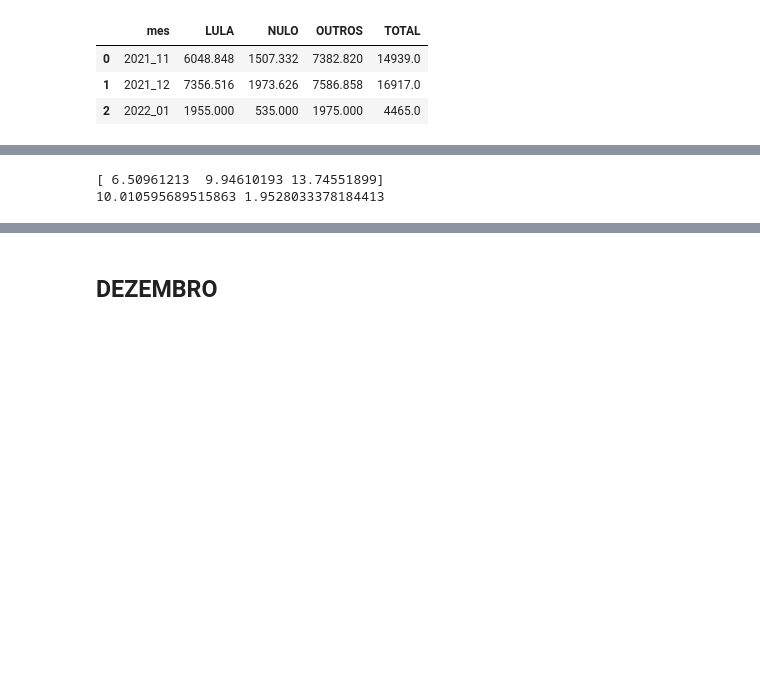
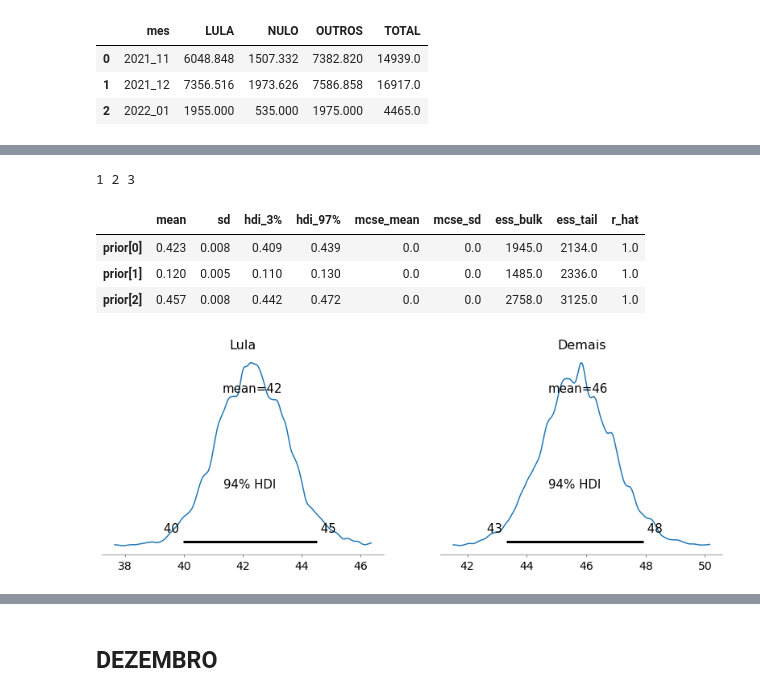
Before and after one commit to xboard/fastpages-blog, a Jupyter notebook: _notebooks/2022-01-07-brazils-2022-presidential-elections-polls-analysis-part1.ipynb, the cells around one changed output, grey strips where cells are left out. Drawn from its saved outputs; the diff is of its cells as text; code cells hidden in the pictures; blank space fills up the shorter version.

```diff
--- a/_notebooks/2022-01-07-brazils-2022-presidential-elections-polls-analysis-part1.ipynb
+++ b/_notebooks/2022-01-07-brazils-2022-presidential-elections-polls-analysis-part1.ipynb
@@ -52,6 +52,8 @@ columns_to_use = ["pesquisa_id", "cenario_id", "turno", "partido",
                   "candidato", "cenario_descricao", "instituto",
                   "percentual", "data_pesquisa", "qtd_entrevistas",
                   "qtd_mencoes","grupo"]
+
+HDI = [0.025, 0.5, 0.975] # quantiles
 # %%
 def enrich_and_filter(df: pd.DataFrame) ->pd.DataFrame:
     df['qtd_mencoes'] = df.percentual * df.qtd_entrevistas / 100.0
@@ -187,8 +189,8 @@ run_prob_monthly(simulate_prob_freq)
 def build_model(prior, observed) -> pm.Model:
     observed = observed.astype("int32")
     with pm.Model() as dirichlet_model:
-        beta = pm.Beta("beta", alpha=8, beta=1)
-
+        # beta = pm.Beta("beta", alpha=8, beta=1)
+        beta = 1.0
         previous_month_prior = pm.Dirichlet(
             "prior", a=prior, shape=(3,),
         )
@@ -215,7 +212,7 @@ def sampling(model: pm.Model, samples=2000, chains=2):
         ppc = pm.fast_sample_posterior_predictive(dirichlet_trace, 5000)
     return dirichlet_trace , ppc
 
-def calc_prob_lula_win(model, trace, niter=10, ppc=None):
+def calc_prob_lula_win(model, trace, niter=30, ppc=None):
     simul = []
     if ppc:
         lula = ppc['current'][:, 0]
@@ -223,9 +220,9 @@ def calc_prob_lula_win(model, trace, niter=10, ppc=None):
         simul.append((lula > others).mean() * 100.0)
     for _ in tqdm(range(niter)):
         with model:
-            ppc = pm.sample_posterior_predictive(trace, 1000, progressbar=False)
+            ppc = pm.fast_sample_posterior_predictive(trace, 10000)
         lula = ppc['current'][:, 0]
         others = ppc['current'][:, 2]
         simul.append((lula > others).mean() * 100.0)
     simul = np.array(simul)
-    return np.quantile(values, q=[0.03, 0.5, 0.97])
+    return np.quantile(simul, q=HDI)
@@ -232,9 +231,17 @@ def calc_prob_lula_win(model, trace, niter=10, ppc=None):
 # %%
-flat_prior = prior = np.array([1.0, 1.0, 1.0])
+flat_prior = prior = np.array([400.0, 130.0, 470.0])
 
 df_by_mes = df.groupby("mes").sum().reset_index()
-for obj in df_by_mes.itertuples():
-# for obj in df.itertuples():
+# for obj in df_by_mes.itertuples():
+df = df.append(pd.DataFrame({"data_pesquisa": ["2022-01-20"],
+                        "mes": ["2022_01"],
+                        "LULA":[1260],
+                        "NULO":[360],
+                        "OUTROS":[1350],
+                        "TOTAL": [3000],
+                        "instituto":["PoderData"]}))
+print(df)
+for obj in df.itertuples():
     observed = np.array([obj.LULA, obj.NULO, obj.OUTROS])
     print(f">>> observed = {observed}")
     model = build_model(prior, observed)
@@ -243,6 +250,11 @@ for obj in df_by_mes.itertuples():
     # print(f">>> posterior.shape={posterior.shape}")
     prior = dirichlet.mle(posterior/posterior.sum(axis=1).reshape(-1, 1))
     # print('dirichlet.mle(posterior/posterior.sum(axis=1).reshape(-1, 1))=,', prior)
-    print(">>> ", obj.mes, prior, calc_prob_lula_win(model, trace, ppc=ppc), "% <<<")
-    # print(">>> ", obj.data_pesquisa, prior, calc_prob_lula_win(posterior), " <<<")
+    qs = calc_prob_lula_win(model, trace, ppc=ppc)
+    # print(f">>> mes={obj.mes}, updaed_prior={prior},  qs={qs}% <<<")
+    print(f">>> data_pesquisa={obj.data_pesquisa}, updaed_prior={prior},  qs={qs}% <<<");
+    post_prob = posterior/posterior.sum(axis=1).reshape(-1, 1)
+    print(f"lula=", np.quantile(post_prob[:, 0], q=HDI))
+    print(f"nulo=", np.quantile(post_prob[:, 1], q=HDI))
+    print(f"demais=", np.quantile(post_prob[:, 2], q=HDI))
 # %% [output]
@@ -270,15 +338,21 @@ Sampling 2 chains for 2_000 tune and 2_000 draw iterations (4_000 + 4_000 draws
-# %%
-values = np.random.normal(loc=10, scale=2, size=1000)
-print(np.quantile(values, q=[0.03, 0.5, 0.97]))
-print(values.mean(), values.std())
-# %% [output]
-[ 6.50961213  9.94610193 13.74551899]
-10.010595689515863 1.9528033378184413
 # %%
 # az.plot_ppc(az.from_pymc3(posterior_predictive=ppc, model=model), figsize=(10,5));
+l = [1,2,3]
+print(*l)
+# %% [output]
+1 2 3
 # %%
 az.summary(trace)
+# %% [output]
+|  | mean | sd | hdi_3% | hdi_97% | mcse_mean | mcse_sd | ess_bulk | ess_tail | r_hat |
+| prior[0] | 0.423 | 0.008 | 0.409 | 0.439 | 0.0 | 0.0 | 1945.0 | 2134.0 | 1.0 |
+| prior[1] | 0.120 | 0.005 | 0.110 | 0.130 | 0.0 | 0.0 | 1485.0 | 2336.0 | 1.0 |
+| prior[2] | 0.457 | 0.008 | 0.442 | 0.472 | 0.0 | 0.0 | 2758.0 | 3125.0 | 1.0 |
 # %%
-#fig, ax = plt.subplots(2, figsize=(10,6))
-az.plot_posterior({'Lula': ppc['current'][:,0], 'Demais': ppc['current'][:,2]})
+# fig, ax = plt.subplots(2, figsize=(10,6))
+lula = ppc['current'][:,0] / ppc['current'].sum(axis=1) * 100
+demais = ppc['current'][:,2] / ppc['current'].sum(axis=1) * 100
+az.plot_posterior({'Lula': lula, 'Demais': demais});
 #az.plot_posterior({}, ax=ax[1])
+# %% [output]
+[figure, added]
```
Also changed, not shown: parts of 39 cells of this notebook.
